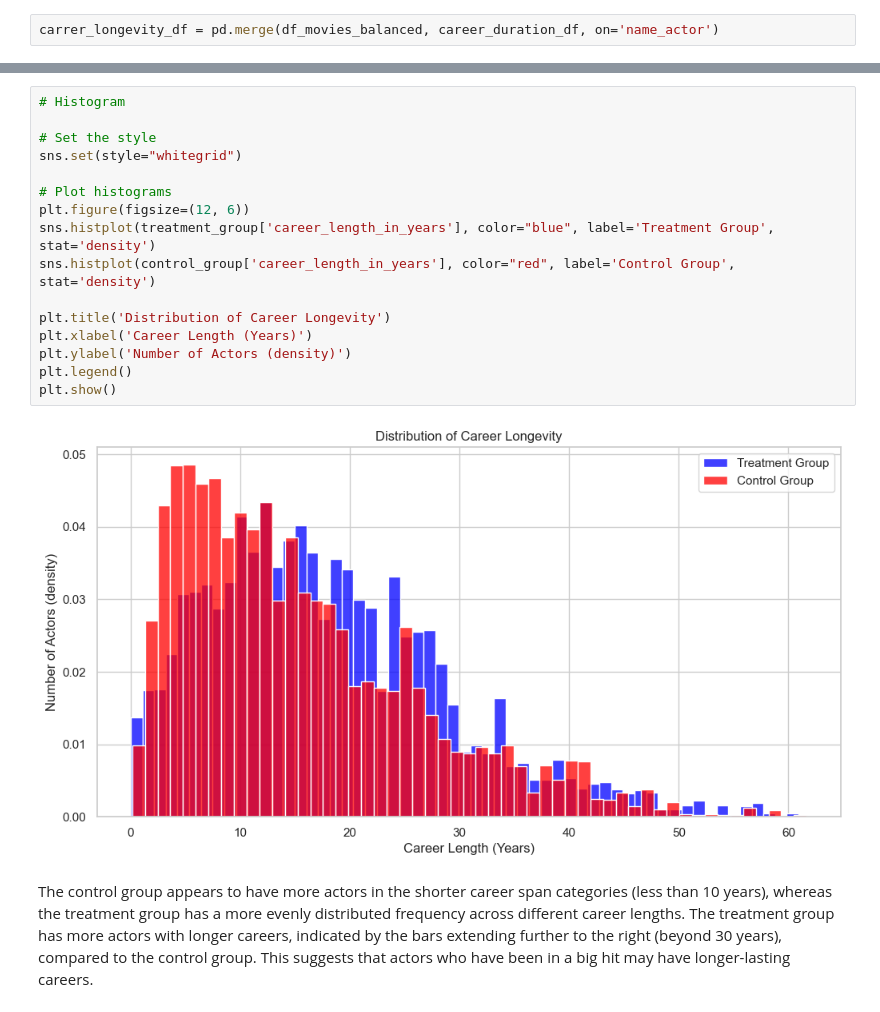
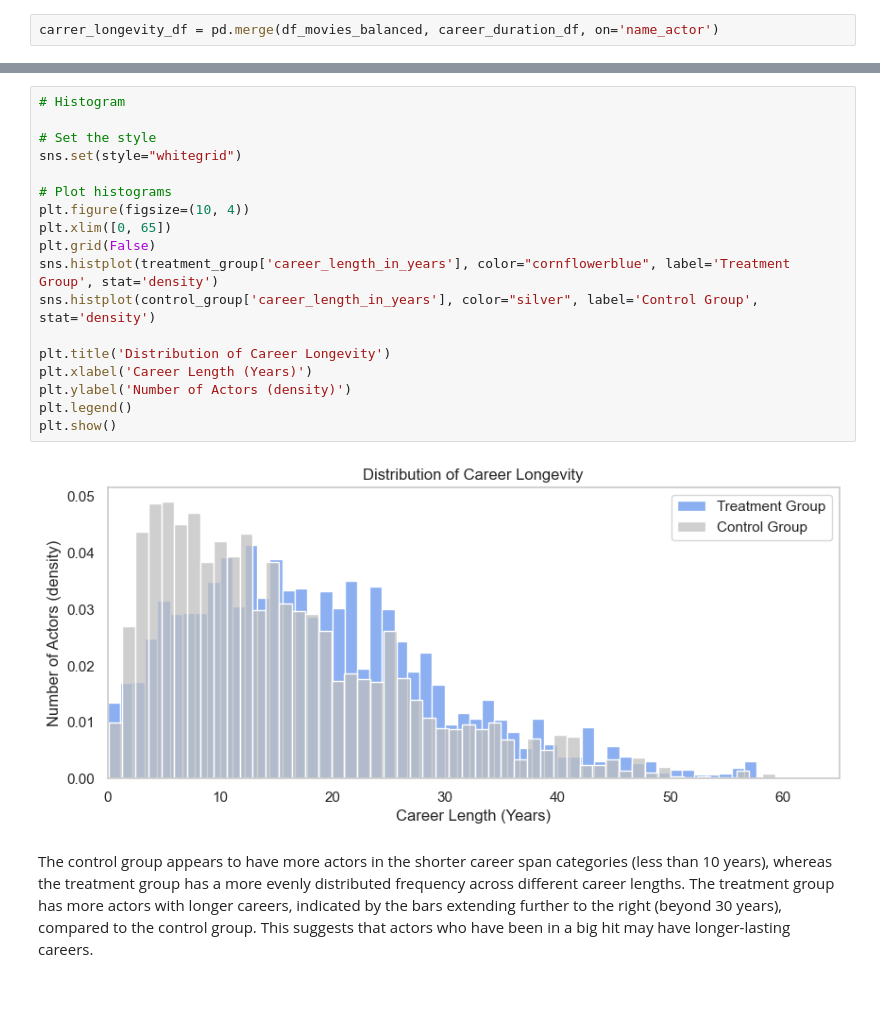
Before and after one commit to epfl-ada/ada-2023-project-pinacolada23, a Jupyter notebook: observational_study.ipynb, the cells around one changed output, grey strips where cells are left out. Cells and saved outputs as stored; diff of their text form.

```diff
--- a/observational_study.ipynb
+++ b/observational_study.ipynb
@@ -78,21 +68,23 @@ The mean carrer longevity of actors that did not play in a big hit is: 15.478342
 # %%
 # Histogram
 
 # Set the style
 sns.set(style="whitegrid")
 
 # Plot histograms
-plt.figure(figsize=(12, 6))
-sns.histplot(treatment_group['career_length_in_years'], color="blue", label='Treatment Group', stat='density')
-sns.histplot(control_group['career_length_in_years'], color="red", label='Control Group', stat='density')
+plt.figure(figsize=(10, 4))
+plt.xlim([0, 65])
+plt.grid(False)
+sns.histplot(treatment_group['career_length_in_years'], color="cornflowerblue", label='Treatment Group', stat='density')
+sns.histplot(control_group['career_length_in_years'], color="silver", label='Control Group', stat='density')
 
 plt.title('Distribution of Career Longevity')
 plt.xlabel('Career Length (Years)')
 plt.ylabel('Number of Actors (density)')
 plt.legend()
 plt.show()
 # %% [output]
-[figure, old version]
+[figure, new version]
 # %% [markdown]
 The control group appears to have more actors in the shorter career span categories (less than 10 years), whereas the treatment group has a more evenly distributed frequency across different career lengths. The treatment group has more actors with longer careers, indicated by the bars extending further to the right (beyond 30 years), compared to the control group. This suggests that actors who have been in a big hit may have longer-lasting careers.
 # %%
```
Also changed, not shown: parts of 34 cells of this notebook, 1 other file.
